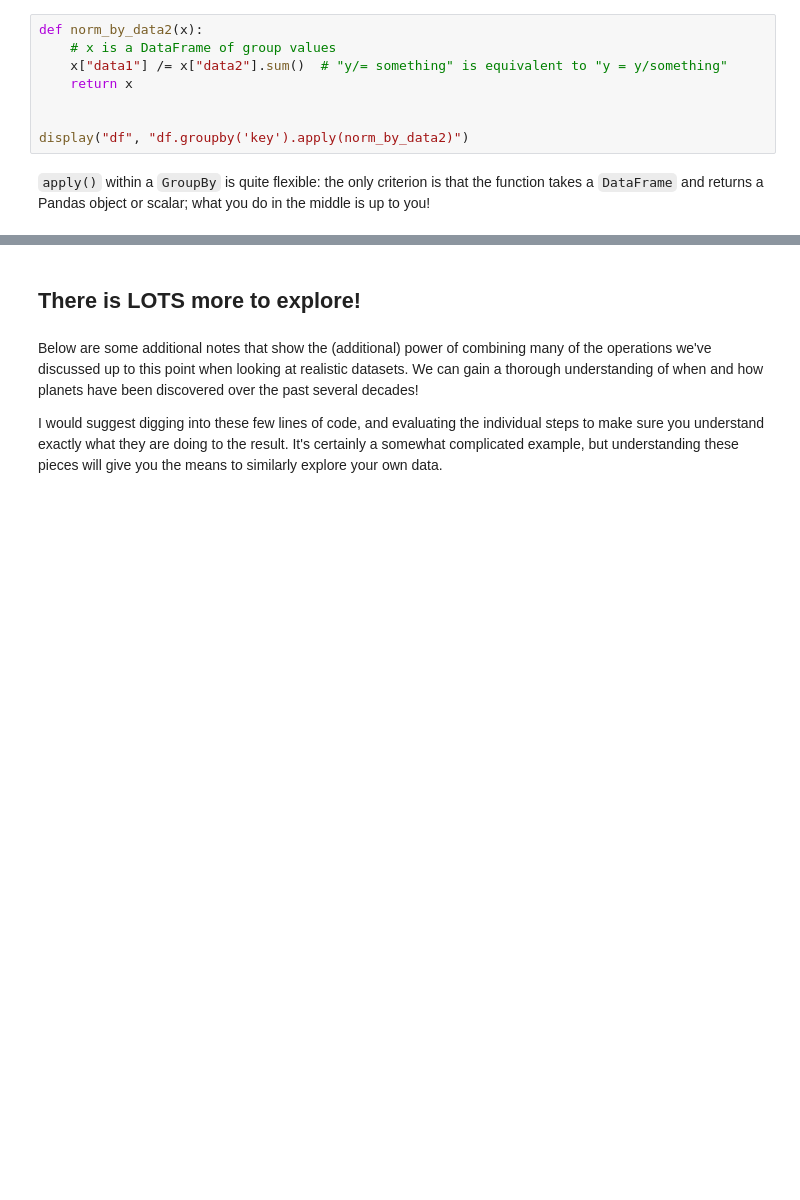
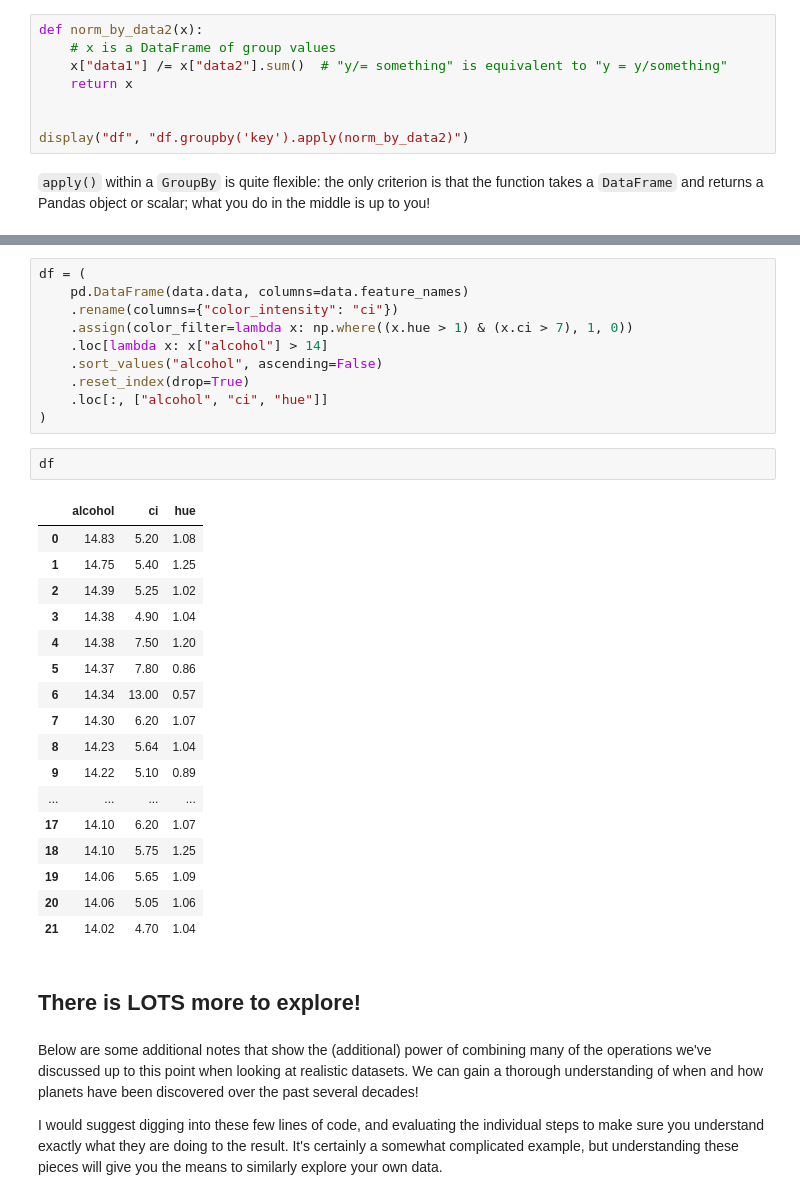
Before and after one commit to ubco-cmps/data301_course, a Jupyter notebook: notes/week05/Class5C/Class5C.ipynb, the cells around one changed output, grey strips where cells are left out. Saved outputs shown, nothing was run; the diff lists cells and outputs as text; blank space fills up the shorter version.

```diff
--- a/notes/week05/Class5C/Class5C.ipynb
+++ b/notes/week05/Class5C/Class5C.ipynb
@@ -386,3 +459,33 @@ display("df", "df.groupby('key').apply(norm_by_data2)")
+# %%
+df = (
+    pd.DataFrame(data.data, columns=data.feature_names)
+    .rename(columns={"color_intensity": "ci"})
+    .assign(color_filter=lambda x: np.where((x.hue > 1) & (x.ci > 7), 1, 0))
+    .loc[lambda x: x["alcohol"] > 14]
+    .sort_values("alcohol", ascending=False)
+    .reset_index(drop=True)
+    .loc[:, ["alcohol", "ci", "hue"]]
+)
+# %%
+df
+# %% [output]
+|  | alcohol | ci | hue |
+| 0 | 14.83 | 5.20 | 1.08 |
+| 1 | 14.75 | 5.40 | 1.25 |
+| 2 | 14.39 | 5.25 | 1.02 |
+| 3 | 14.38 | 4.90 | 1.04 |
+| 4 | 14.38 | 7.50 | 1.20 |
+| 5 | 14.37 | 7.80 | 0.86 |
+| 6 | 14.34 | 13.00 | 0.57 |
+| 7 | 14.30 | 6.20 | 1.07 |
+| 8 | 14.23 | 5.64 | 1.04 |
+| 9 | 14.22 | 5.10 | 0.89 |
+| ... | ... | ... | ... |
+| 17 | 14.10 | 6.20 | 1.07 |
+| 18 | 14.10 | 5.75 | 1.25 |
+| 19 | 14.06 | 5.65 | 1.09 |
+| 20 | 14.06 | 5.05 | 1.06 |
+| 21 | 14.02 | 4.70 | 1.04 |
 # %% [markdown]
 ## There is LOTS more to explore!
 # %% [markdown]
```
Also changed, not shown: parts of 8 cells of this notebook.
